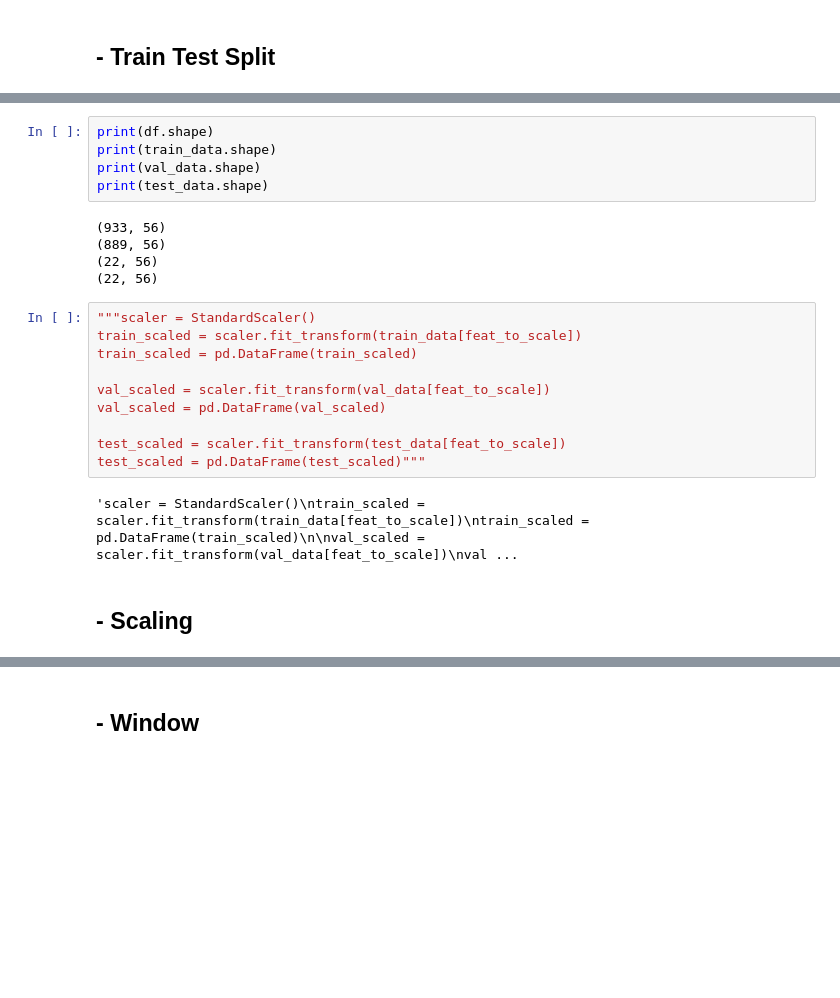
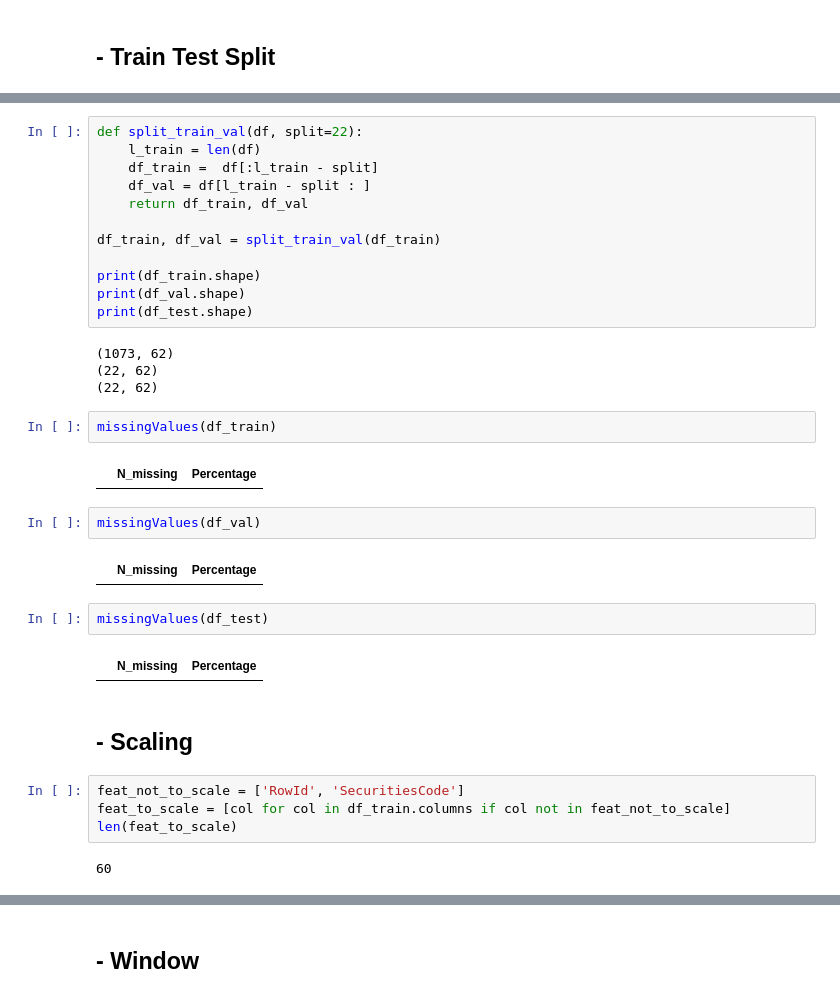
Before and after one commit to valentina-bec/tokyo-stock-exchange, a Jupyter notebook: notebooks/model.ipynb, the cells around one changed output, grey strips where cells are left out. Drawn from its saved outputs; the diff is of its cells as text; blank space fills up the shorter version.

```diff
--- a/notebooks/model.ipynb
+++ b/notebooks/model.ipynb
@@ -117,25 +103,37 @@ train_data.head(2)
-# %%
-print(df.shape)
-print(train_data.shape)
-print(val_data.shape)
-print(test_data.shape)
-# %% [output]
-(933, 56)
-(889, 56)
-(22, 56)
-(22, 56)
-# %%
-"""scaler = StandardScaler()
-train_scaled = scaler.fit_transform(train_data[feat_to_scale])
-train_scaled = pd.DataFrame(train_scaled)
-
-val_scaled = scaler.fit_transform(val_data[feat_to_scale])
-val_scaled = pd.DataFrame(val_scaled)
-
-test_scaled = scaler.fit_transform(test_data[feat_to_scale])
-test_scaled = pd.DataFrame(test_scaled)"""
-# %% [output]
-'scaler = StandardScaler()\ntrain_scaled = scaler.fit_transform(train_data[feat_to_scale])\ntrain_scaled = pd.DataFrame(train_scaled)\n\nval_scaled = scaler.fit_transform(val_data[feat_to_scale])\nval ...
+# %%
+def split_train_val(df, split=22):
+    l_train = len(df)
+    df_train =  df[:l_train - split]
+    df_val = df[l_train - split : ]
+    return df_train, df_val
+
+df_train, df_val = split_train_val(df_train)
+
+print(df_train.shape)
+print(df_val.shape)
+print(df_test.shape)
+# %% [output]
+(1073, 62)
+(22, 62)
+(22, 62)
+# %%
+missingValues(df_train)
+# %% [output]
+|  | N_missing | Percentage |
+# %%
+missingValues(df_val)
+# %% [output]
+|  | N_missing | Percentage |
+# %%
+missingValues(df_test)
+# %% [output]
+|  | N_missing | Percentage |
 # %% [markdown]
 ## - Scaling
+# %%
+feat_not_to_scale = ['RowId', 'SecuritiesCode']
+feat_to_scale = [col for col in df_train.columns if col not in feat_not_to_scale]
+len(feat_to_scale)
+# %% [output]
+60
 # %%
```
Also changed, not shown: parts of 51 cells of this notebook, 2 other files.
